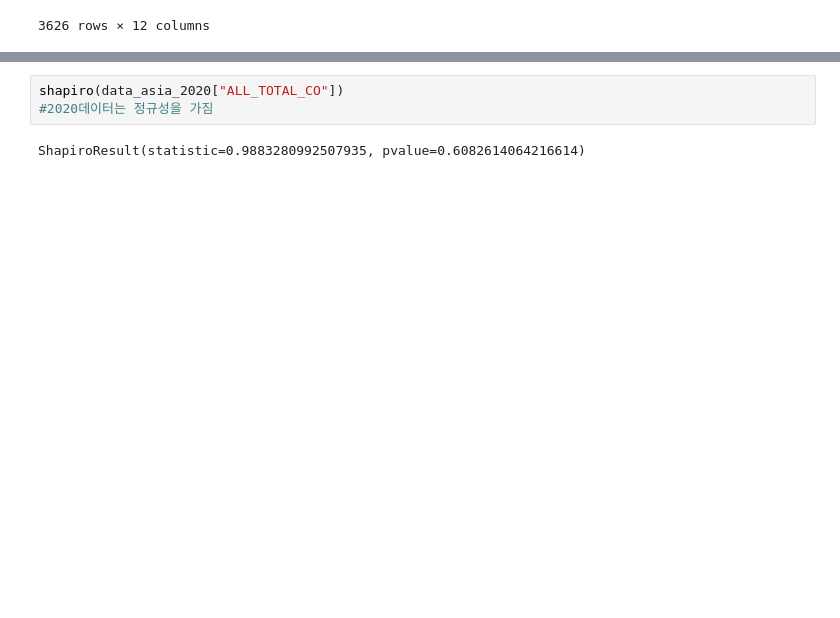
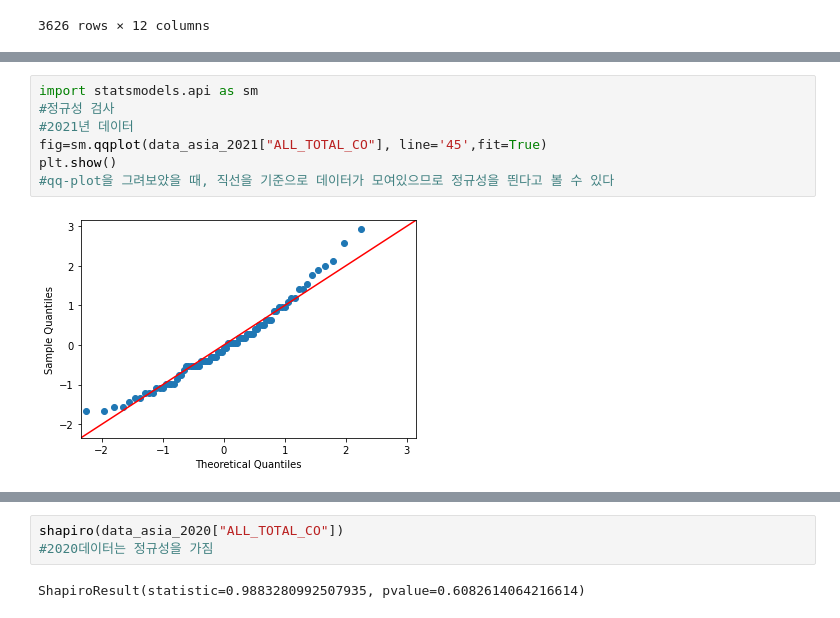
Before and after one commit to SDA2022/SDA-Project, a Jupyter notebook: 선호도조사.ipynb, the cells around one changed output, grey strips where cells are left out. Cells and saved outputs as stored; diff of their text form; blank space fills up the shorter version.

```diff
--- a/선호도조사.ipynb
+++ b/선호도조사.ipynb
@@ -98,0 +143,9 @@ data_asia_2019
+# %%
+import statsmodels.api as sm
+#정규성 검사
+#2021년 데이터
+fig=sm.qqplot(data_asia_2021["ALL_TOTAL_CO"], line='45',fit=True)
+plt.show()
+#qq-plot을 그려보았을 때, 직선을 기준으로 데이터가 모여있으므로 정규성을 띈다고 볼 수 있다
+# %% [output]
+[figure, added]
```
Also changed, not shown: parts of 15 cells of this notebook.
